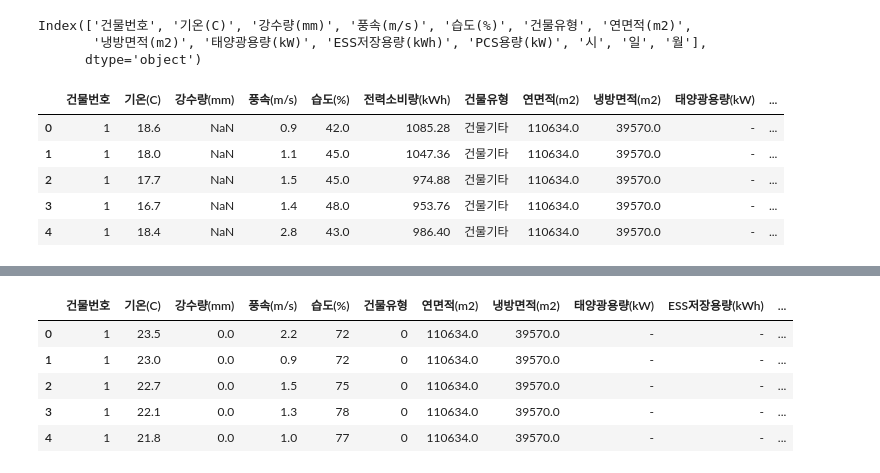
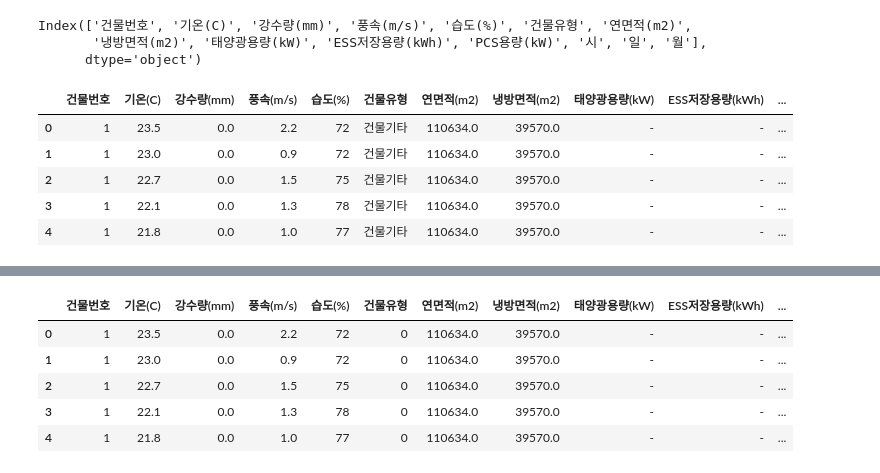
Before and after one commit to jhkang0516/Mogakso, a Jupyter notebook: elecpred.ipynb, the cells around one changed output, grey strips where cells are left out. Saved outputs shown, nothing was run; the diff lists cells and outputs as text; code cells hidden in the pictures.

```diff
--- a/elecpred.ipynb
+++ b/elecpred.ipynb
@@ -133,21 +144,3 @@ test_df['시'] = test_df['일시'].dt.hour
 test_df['일'] = test_df['일시'].dt.day
 test_df['월'] = test_df['일시'].dt.month
 test_df['연도'] = test_df['일시'].dt.year
-# %%
-# Set '일시' as index for time-based interpolation
-test_df.reset_index(inplace=True)
-
-night_hours = list(range(0, 6)) + list(range(20, 24))
-# Set '일시' as index for time-based interpolation
-test_df.reset_index(inplace=True)
-
-# Fill missing values with 0 during night time (assumed to be from 20:00 to 05:00)
-test_df.loc[test_df['시'].isin(night_hours), ['일조(hr)', '일사(MJ/m2)']] = test_df.loc[test_df['시'].isin(night_hours), ['일조(hr)', '일사(MJ/m2)']].fillna(0)
-
-# For the remaining missing values (during day time), use interpolation
-test_df.sort_values(by='일시', inplace=True)
-test_df.set_index('일시', inplace=True)
-test_df[['일조(hr)', '일사(MJ/m2)']] = test_df[['일조(hr)', '일사(MJ/m2)']].interpolate(method='time')
-
-# Verify if all missing values have been filled
-test_df.isnull().sum()
@@ -168,11 +172,11 @@ Index(['건물번호', '기온(C)', '강수량(mm)', '풍속(m/s)', '습도(%)',
        '냉방면적(m2)', '태양광용량(kW)', 'ESS저장용량(kWh)', 'PCS용량(kW)', '시', '일', '월'],
       dtype='object')
 # %%
-train_df.head()
+test_df.head()
 # %% [output]
-|  | 건물번호 | 기온(C) | 강수량(mm) | 풍속(m/s) | 습도(%) | 전력소비량(kWh) | 건물유형 | 연면적(m2) | 냉방면적(m2) | 태양광용량(kW) | ... |
-| 0 | 1 | 18.6 | NaN | 0.9 | 42.0 | 1085.28 | 건물기타 | 110634.0 | 39570.0 | - | ... |
-| 1 | 1 | 18.0 | NaN | 1.1 | 45.0 | 1047.36 | 건물기타 | 110634.0 | 39570.0 | - | ... |
-| 2 | 1 | 17.7 | NaN | 1.5 | 45.0 | 974.88 | 건물기타 | 110634.0 | 39570.0 | - | ... |
-| 3 | 1 | 16.7 | NaN | 1.4 | 48.0 | 953.76 | 건물기타 | 110634.0 | 39570.0 | - | ... |
-| 4 | 1 | 18.4 | NaN | 2.8 | 43.0 | 986.40 | 건물기타 | 110634.0 | 39570.0 | - | ... |
+|  | 건물번호 | 기온(C) | 강수량(mm) | 풍속(m/s) | 습도(%) | 건물유형 | 연면적(m2) | 냉방면적(m2) | 태양광용량(kW) | ESS저장용량(kWh) | ... |
+| 0 | 1 | 23.5 | 0.0 | 2.2 | 72 | 건물기타 | 110634.0 | 39570.0 | - | - | ... |
+| 1 | 1 | 23.0 | 0.0 | 0.9 | 72 | 건물기타 | 110634.0 | 39570.0 | - | - | ... |
+| 2 | 1 | 22.7 | 0.0 | 1.5 | 75 | 건물기타 | 110634.0 | 39570.0 | - | - | ... |
+| 3 | 1 | 22.1 | 0.0 | 1.3 | 78 | 건물기타 | 110634.0 | 39570.0 | - | - | ... |
+| 4 | 1 | 21.8 | 0.0 | 1.0 | 77 | 건물기타 | 110634.0 | 39570.0 | - | - | ... |
```
Also changed, not shown: parts of 31 cells of this notebook.
